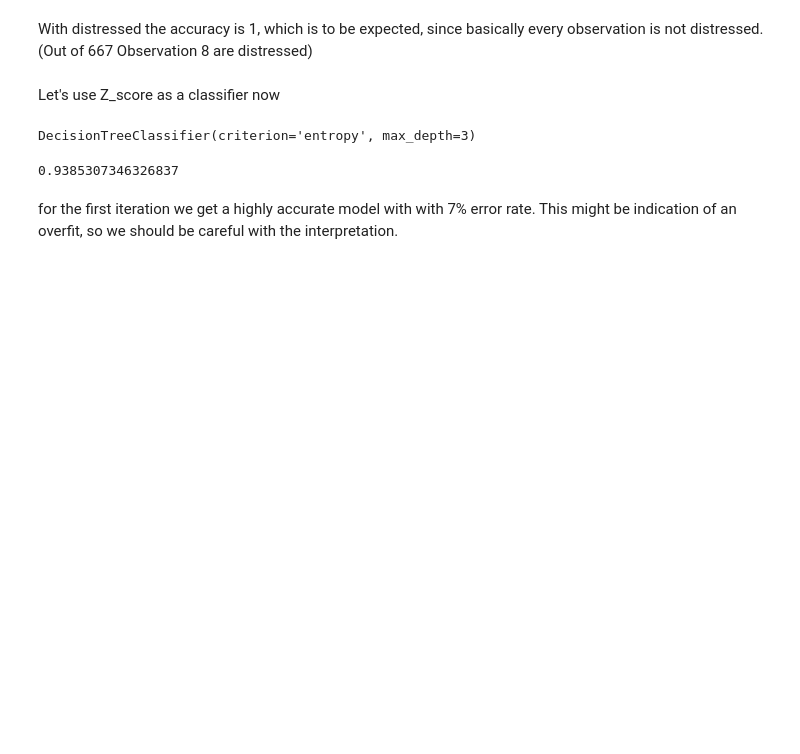
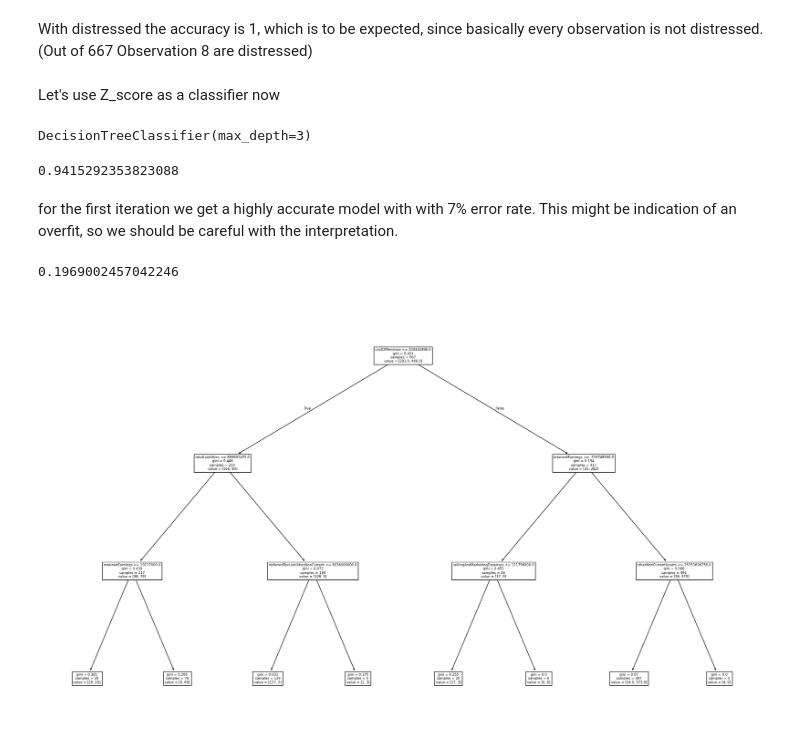
Before and after one commit to quityQ/bachelor, a Jupyter notebook: playgrounds/forest_playground.ipynb, the cells around one changed output. Drawn from its saved outputs; the diff is of its cells as text; code cells hidden in the pictures; blank space fills up the shorter version.

Commit message:
tree

```diff
--- a/playgrounds/forest_playground.ipynb
+++ b/playgrounds/forest_playground.ipynb
@@ -46,14 +49,26 @@ D = model.fit_transform(df)
 feature_names = list(D.columns)
 X = np.asarray(D)
 # %%
-clf = DTC(criterion='entropy',
+clf = DTC(criterion='gini',
           max_depth=3)
 clf.fit(X, zscore_save)
 # %% [output]
-DecisionTreeClassifier(criterion='entropy', max_depth=3)
+DecisionTreeClassifier(max_depth=3)
 # %%
 accuracy_score(zscore_save, clf.predict(X))
 # %% [output]
-0.9385307346326837
+0.9415292353823088
 # %% [markdown]
 for the first iteration we get a highly accurate model with with 7% error rate. This might be indication of an overfit, so we should be careful with the interpretation.
+# %%
+resid_dev = np.sum(log_loss(zscore_save, clf.predict_proba(X)))
+resid_dev
+# %% [output]
+0.1969002457042246
+# %%
+ax = subplots(figsize=(25,15))[1]
+plot_tree(clf,
+    feature_names=feature_names,
+    ax=ax);
+# %% [output]
+[figure, added]
```
Also changed, not shown: parts of 15 cells of this notebook, 2 other files.
